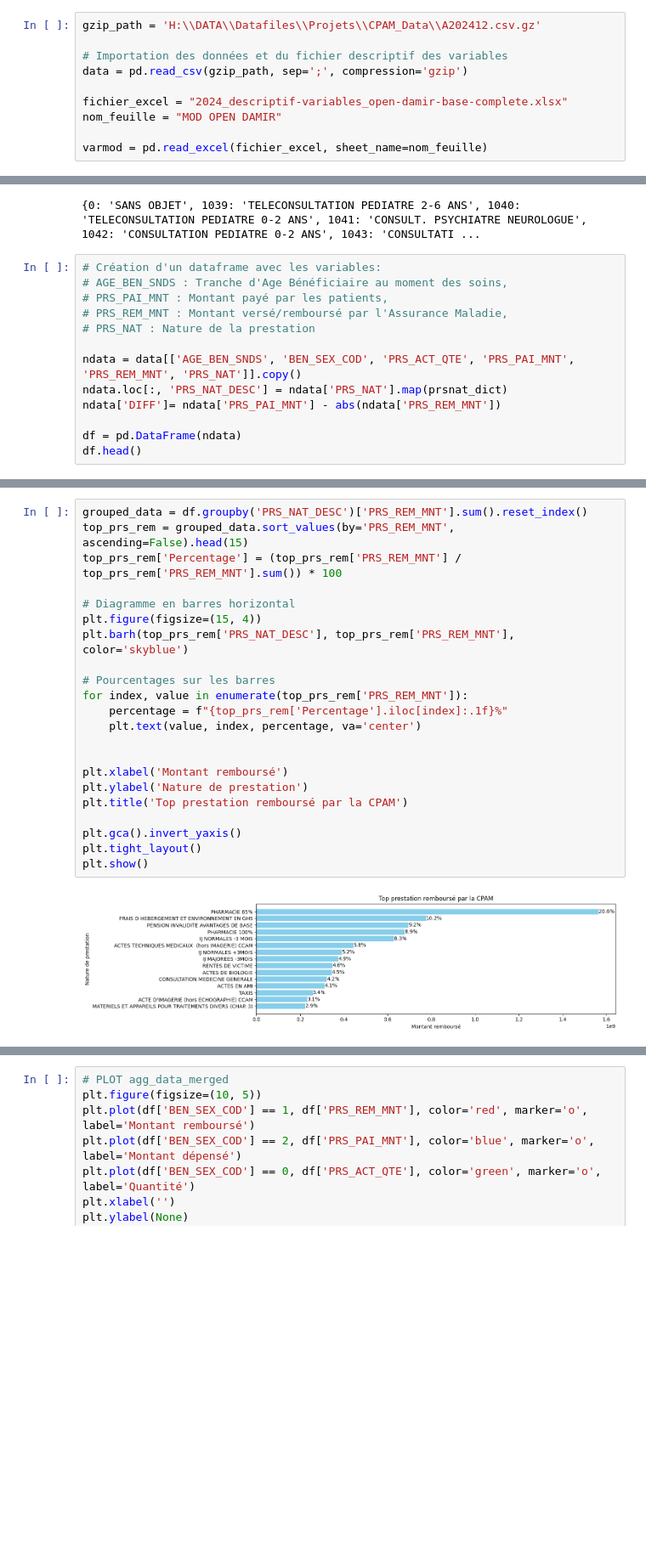
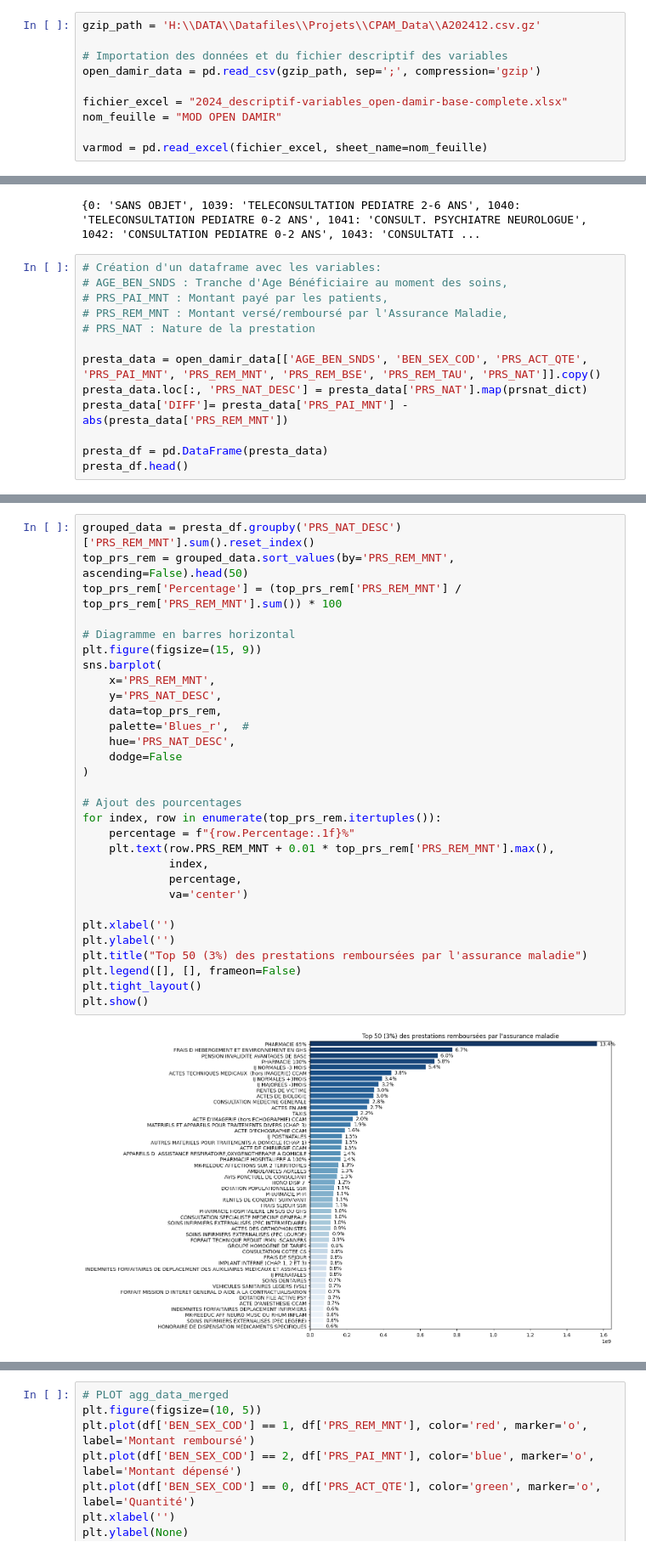
Before and after one commit to Gustiyn/Analyse-des-donn-es-de-la-CPAM, a Jupyter notebook: open_damir.ipynb, the cells around one changed output, grey strips where cells are left out. Shown at 85% size. Drawn from its saved outputs; the diff is of its cells as text; blank space fills up the shorter version.

```diff
--- a/open_damir.ipynb
+++ b/open_damir.ipynb
@@ -26,7 +29,7 @@ from scipy.stats import norm
 gzip_path = 'H:\\DATA\\Datafiles\\Projets\\CPAM_Data\\A202412.csv.gz'
 
 # Importation des données et du fichier descriptif des variables
-data = pd.read_csv(gzip_path, sep=';', compression='gzip')
+open_damir_data = pd.read_csv(gzip_path, sep=';', compression='gzip')
 
 fichier_excel = "2024_descriptif-variables_open-damir-base-complete.xlsx"
 nom_feuille = "MOD OPEN DAMIR"
@@ -73,10 +78,10 @@ print(prsnat_dict)
 # PRS_REM_MNT : Montant versé/remboursé par l'Assurance Maladie,
 # PRS_NAT : Nature de la prestation
 
-ndata = data[['AGE_BEN_SNDS', 'BEN_SEX_COD', 'PRS_ACT_QTE', 'PRS_PAI_MNT', 'PRS_REM_MNT', 'PRS_NAT']].copy()
-ndata.loc[:, 'PRS_NAT_DESC'] = ndata['PRS_NAT'].map(prsnat_dict)
-ndata['DIFF']= ndata['PRS_PAI_MNT'] - abs(ndata['PRS_REM_MNT'])
+presta_data = open_damir_data[['AGE_BEN_SNDS', 'BEN_SEX_COD', 'PRS_ACT_QTE', 'PRS_PAI_MNT', 'PRS_REM_MNT', 'PRS_REM_BSE', 'PRS_REM_TAU', 'PRS_NAT']].copy()
+presta_data.loc[:, 'PRS_NAT_DESC'] = presta_data['PRS_NAT'].map(prsnat_dict)
+presta_data['DIFF']= presta_data['PRS_PAI_MNT'] - abs(presta_data['PRS_REM_MNT'])
 
-df = pd.DataFrame(ndata)
-df.head()
+presta_df = pd.DataFrame(presta_data)
+presta_df.head()
 # %% [output]
@@ -89,24 +94,32 @@ df.head()
 # %%
-grouped_data = df.groupby('PRS_NAT_DESC')['PRS_REM_MNT'].sum().reset_index()
-top_prs_rem = grouped_data.sort_values(by='PRS_REM_MNT', ascending=False).head(15)
+grouped_data = presta_df.groupby('PRS_NAT_DESC')['PRS_REM_MNT'].sum().reset_index()
+top_prs_rem = grouped_data.sort_values(by='PRS_REM_MNT', ascending=False).head(50)
 top_prs_rem['Percentage'] = (top_prs_rem['PRS_REM_MNT'] / top_prs_rem['PRS_REM_MNT'].sum()) * 100
 
 # Diagramme en barres horizontal
-plt.figure(figsize=(15, 4))
-plt.barh(top_prs_rem['PRS_NAT_DESC'], top_prs_rem['PRS_REM_MNT'], color='skyblue')
+plt.figure(figsize=(15, 9))
+sns.barplot(
+    x='PRS_REM_MNT',
+    y='PRS_NAT_DESC',
+    data=top_prs_rem,
+    palette='Blues_r',  #
+    hue='PRS_NAT_DESC',
+    dodge=False
+)
 
-# Pourcentages sur les barres
-for index, value in enumerate(top_prs_rem['PRS_REM_MNT']):
-    percentage = f"{top_prs_rem['Percentage'].iloc[index]:.1f}%"
-    plt.text(value, index, percentage, va='center')
+# Ajout des pourcentages
+for index, row in enumerate(top_prs_rem.itertuples()):
+    percentage = f"{row.Percentage:.1f}%"
+    plt.text(row.PRS_REM_MNT + 0.01 * top_prs_rem['PRS_REM_MNT'].max(),
+             index,
+             percentage,
+             va='center')
 
-
-plt.xlabel('Montant remboursé')
-plt.ylabel('Nature de prestation')
-plt.title('Top prestation remboursé par la CPAM')
-
-plt.gca().invert_yaxis()
+plt.xlabel('')
+plt.ylabel('')
+plt.title("Top 50 (3%) des prestations remboursées par l'assurance maladie")
+plt.legend([], [], frameon=False)
 plt.tight_layout()
 plt.show()
 # %% [output]
-[figure, old version]
+[figure, new version]
```
Also changed, not shown: parts of 40 cells of this notebook, 2 other files.
